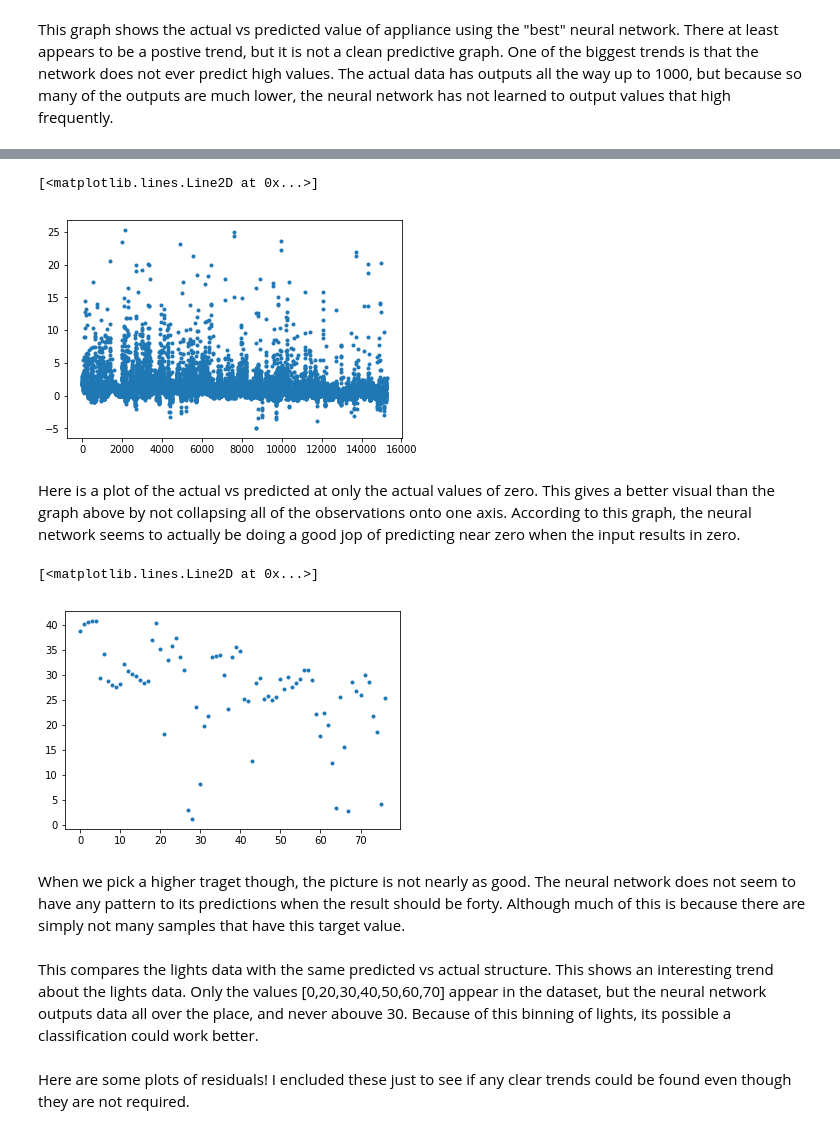
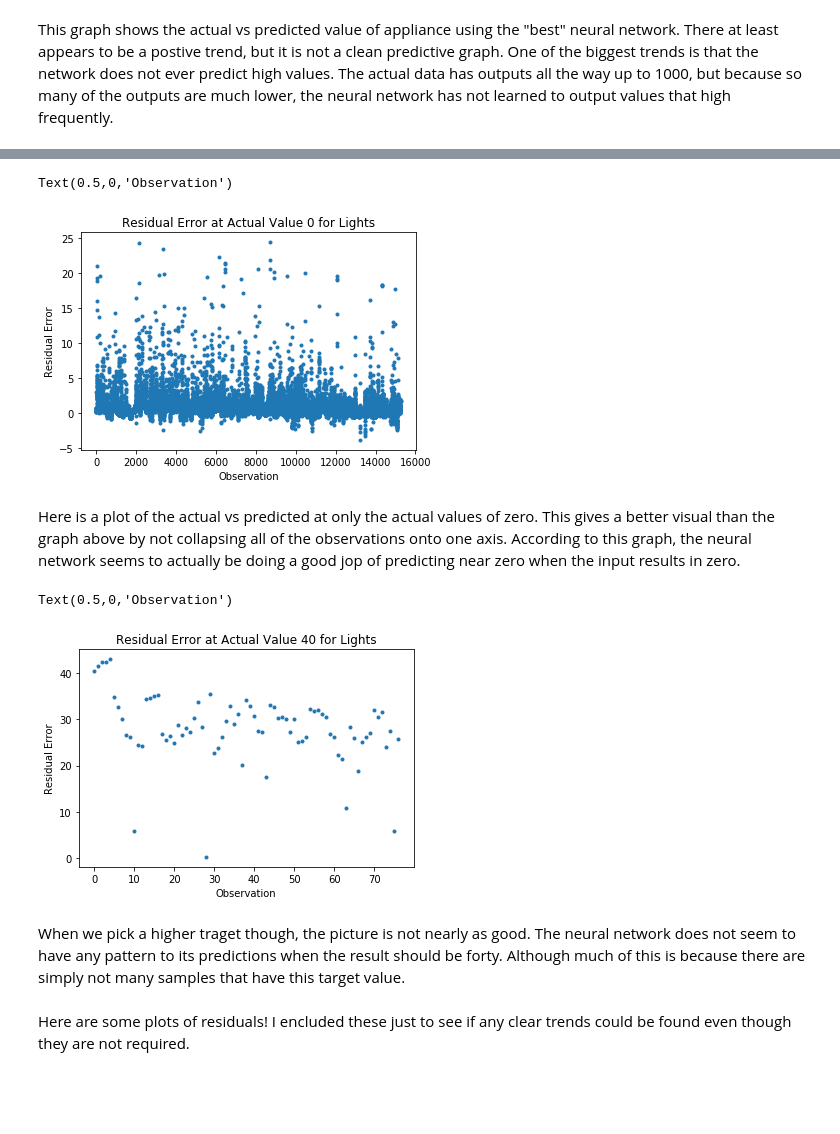
Before and after one commit to benhunterco/cs440, a Jupyter notebook: Newell-A5.ipynb, the cells around one changed output, grey strips where cells are left out. Drawn from its saved outputs; the diff is of its cells as text; code cells hidden in the pictures; blank space fills up the shorter version.

```diff
--- a/Newell-A5.ipynb
+++ b/Newell-A5.ipynb
@@ -498,11 +442,14 @@ Here we will take a close look at the graph above by expanding one of the vertic
 # %%
 zeroIndices = np.where(Tenergy[:,1] == 0)
 zeroIndices
 vals = Ypredicted[zeroIndices,1]
 plt.plot(vals.transpose(), ".")
+plt.title("Residual Error at Actual Value 0 for Lights")
+plt.ylabel("Residual Error")
+plt.xlabel("Observation")
 # %% [output]
-[<matplotlib.lines.Line2D at 0x...>]
+Text(0.5,0,'Observation')
-[figure, old version]
+[figure, new version]
 # %% [markdown]
 Here is a plot of the actual vs predicted at only the actual values of zero. This gives a better visual than the graph above by not collapsing all of the observations onto one axis. According to this graph, the neural network seems to actually be doing a good jop of predicting near zero when the input results in zero.
 # %%
@@ -510,13 +457,14 @@ fortyIndices = np.where(Tenergy[:,1] == 40)
 fortyIndices
 vals = Ypredicted[fortyIndices,1]
 plt.plot(vals.transpose(), ".")
+plt.title("Residual Error at Actual Value 40 for Lights")
+plt.ylabel("Residual Error")
+plt.xlabel("Observation")
 # %% [output]
-[<matplotlib.lines.Line2D at 0x...>]
+Text(0.5,0,'Observation')
-[figure, old version]
+[figure, new version]
 # %% [markdown]
 When we pick a higher traget though, the picture is not nearly as good. The neural network does not seem to have any pattern to its predictions when the result should be forty. Although much of this is because there are simply not many samples that have this target value.
-# %% [markdown]
-This compares the lights data with the same predicted vs actual structure. This shows an interesting trend about the lights data. Only the values [0,20,30,40,50,60,70] appear in the dataset, but the neural network outputs data all over the place, and never abouve 30. Because of this binning of lights, its possible a classification could work better.
 # %% [markdown]
 Here are some plots of residuals! I encluded these just to see if any clear trends could be found even though they are not required.
 # %%
```
Also changed, not shown: parts of 129 cells of this notebook, 1 other file.
